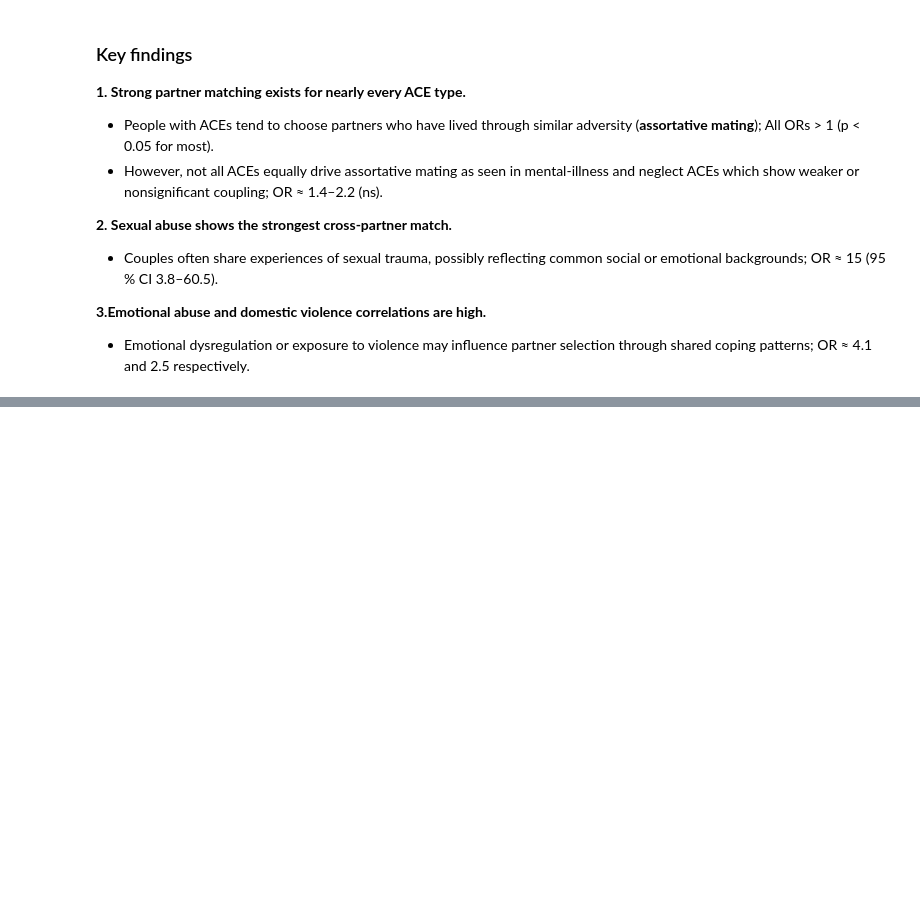
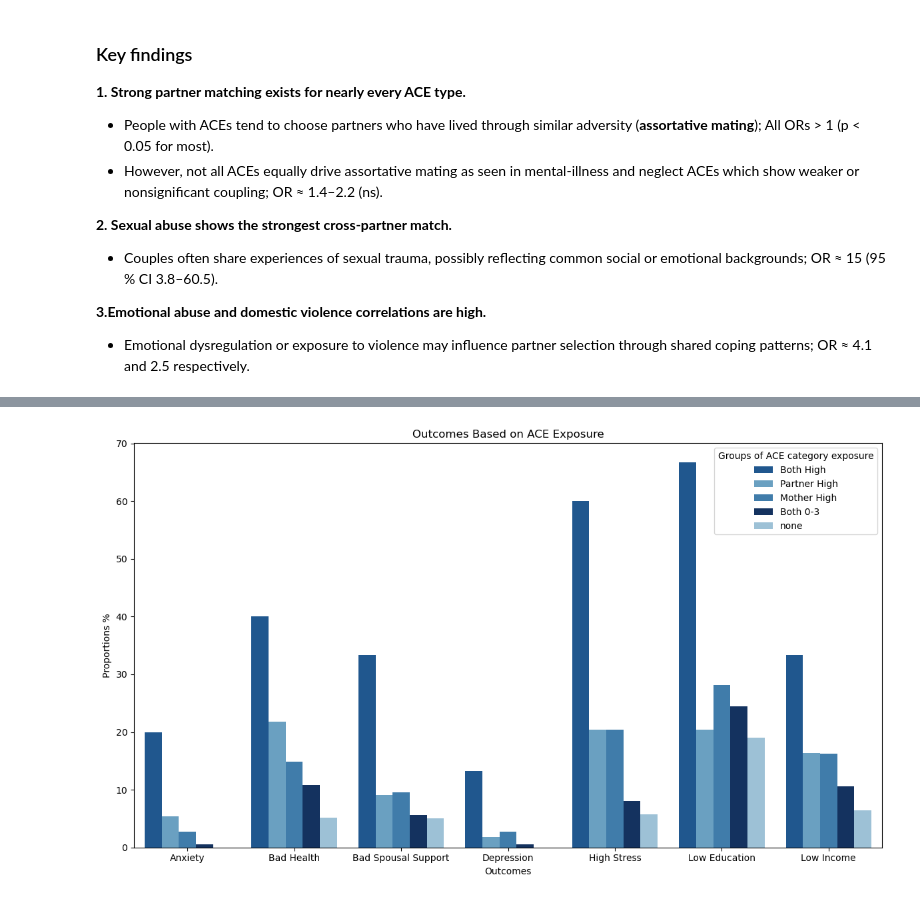
Before and after one commit to Nash-254/ACEs-and-Partner-Relationships, a Jupyter notebook: notebooks/ACEs_and_Partner_Relationships_notebook.ipynb, the cells around one changed output, grey strips where cells are left out. Saved outputs shown, nothing was run; the diff lists cells and outputs as text; code cells hidden in the pictures; blank space fills up the shorter version.

```diff
--- a/notebooks/ACEs_and_Partner_Relationships_notebook.ipynb
+++ b/notebooks/ACEs_and_Partner_Relationships_notebook.ipynb
@@ -64,0 +79,21 @@ plt.show()
+# %%
+rship_outcomes_query = """
+SELECT
+    ace_group,
+    'Low Income' AS outcome, low_income AS value FROM aces_and_partner_rships.relationship_outcomes
+UNION ALL
+SELECT ace_group, 'Low Education', low_education FROM aces_and_partner_rships.relationship_outcomes
+UNION ALL
+SELECT ace_group, 'Bad Spousal Support', bad_spousal_support FROM aces_and_partner_rships.relationship_outcomes
+UNION ALL
+SELECT ace_group, 'Depression', depression FROM aces_and_partner_rships.relationship_outcomes
+UNION ALL
+SELECT ace_group, 'Anxiety', anxiety FROM aces_and_partner_rships.relationship_outcomes
+UNION ALL
+SELECT ace_group, 'High Stress', stress FROM aces_and_partner_rships.relationship_outcomes
+UNION ALL
+SELECT ace_group, 'Bad Health', bad_health FROM aces_and_partner_rships.relationship_outcomes
+ORDER BY outcome, value DESC;
+"""
+outcomes_df = pd.read_sql(rship_outcomes_query, engine)
+outcomes_df
@@ -64,0 +118,22 @@ plt.show()
+# %%
+ace_group_sorted = sorted(outcomes_df['ace_group'].unique())
+
+blues = plt.cm.Blues(np.linspace(1, 0.4, len(ace_group_sorted)))  # 0.4 to 1 for visible range
+palette = {ac: mcolors.to_hex(blues[i]) for i, ac in enumerate(ace_group_sorted)}
+
+plt.figure(figsize=(12, 7))
+sns.barplot(
+    data=outcomes_df,
+    x="outcome",
+    y="value",
+    hue="ace_group",
+    palette=palette
+)
+plt.title("Outcomes Based on ACE Exposure")
+plt.xlabel("Outcomes")
+plt.ylabel("Proportions %")
+plt.legend(title="Groups of ACE category exposure")
+plt.tight_layout()
+plt.show()
+# %% [output]
+[figure, added]
```
Also changed, not shown: parts of 9 cells of this notebook, 1 other file.
